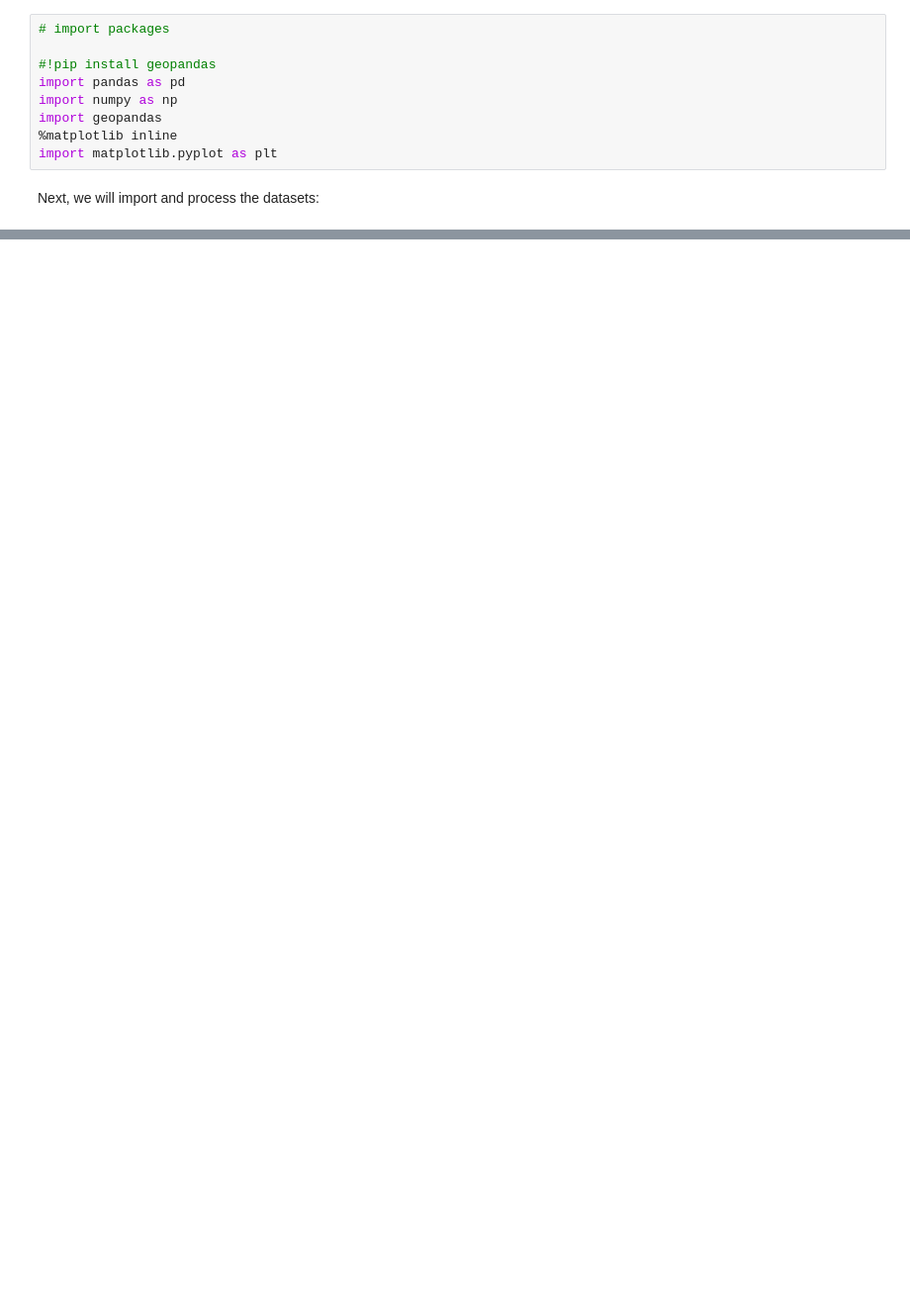
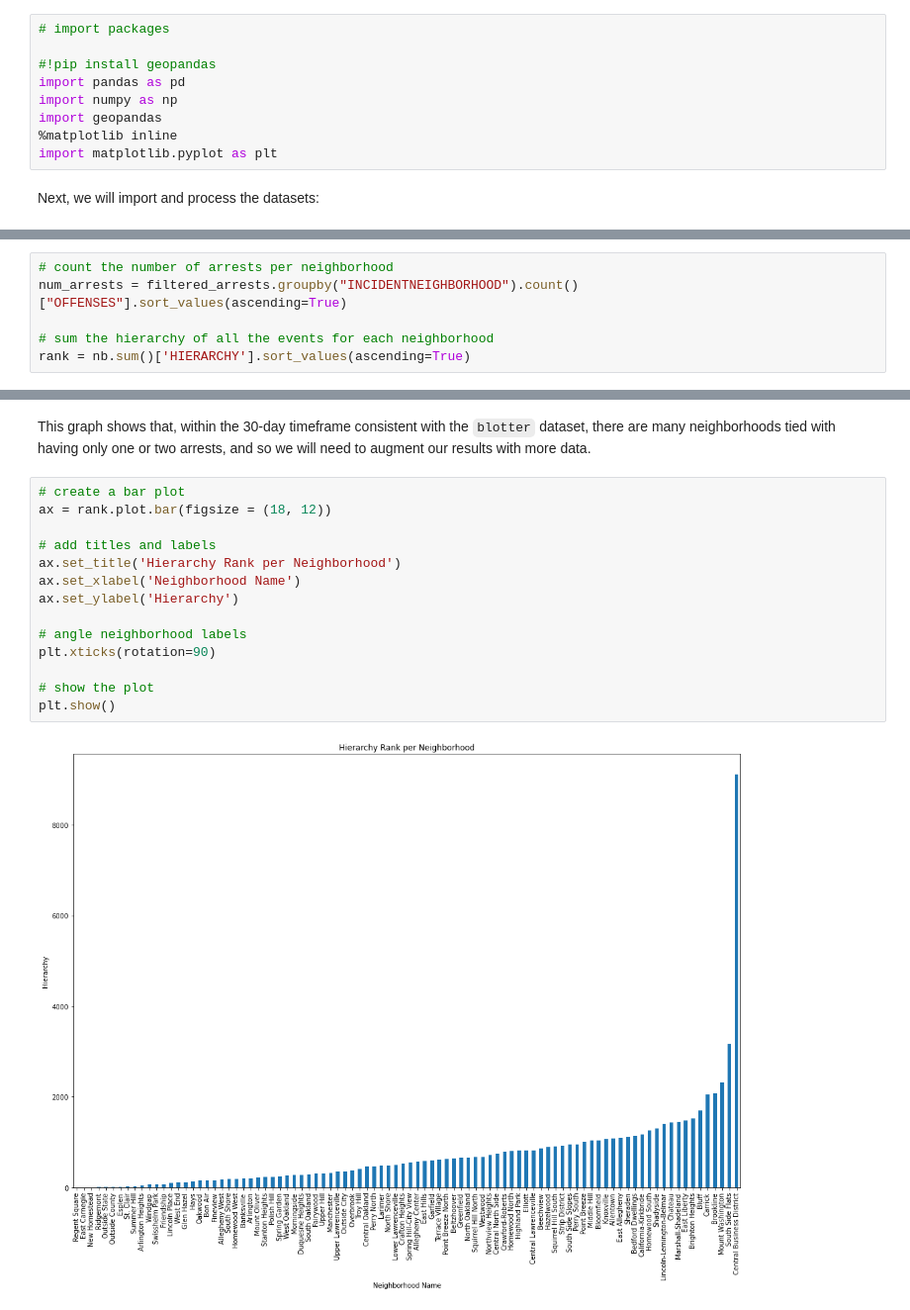
Before and after one commit to vrr11/CMPINF0010-Final-Project, a Jupyter notebook: Final Presentation.ipynb, the cells around one changed output, grey strips where cells are left out. Shown at 99% size. Drawn from its saved outputs; the diff is of its cells as text; blank space fills up the shorter version.

```diff
--- a/Final Presentation.ipynb
+++ b/Final Presentation.ipynb
@@ -29,0 +47,6 @@ FileNotFoundError: [Errno 2] No such file or directory: 'police_arrest_data.csv'
+# %%
+# count the number of arrests per neighborhood
+num_arrests = filtered_arrests.groupby("INCIDENTNEIGHBORHOOD").count()["OFFENSES"].sort_values(ascending=True)
+
+# sum the hierarchy of all the events for each neighborhood
+rank = nb.sum()['HIERARCHY'].sort_values(ascending=True)
@@ -29,0 +77,18 @@ FileNotFoundError: [Errno 2] No such file or directory: 'police_arrest_data.csv'
+# %% [markdown]
+This graph shows that, within the 30-day timeframe consistent with the `blotter` dataset, there are many neighborhoods tied with having only one or two arrests, and so we will need to augment our results with more data.
+# %%
+# create a bar plot
+ax = rank.plot.bar(figsize = (18, 12))
+
+# add titles and labels
+ax.set_title('Hierarchy Rank per Neighborhood')
+ax.set_xlabel('Neighborhood Name')
+ax.set_ylabel('Hierarchy')
+
+# angle neighborhood labels
+plt.xticks(rotation=90)
+
+# show the plot
+plt.show()
+# %% [output]
+[figure, added]
```
Also changed, not shown: parts of 11 cells of this notebook, 1 other file.
